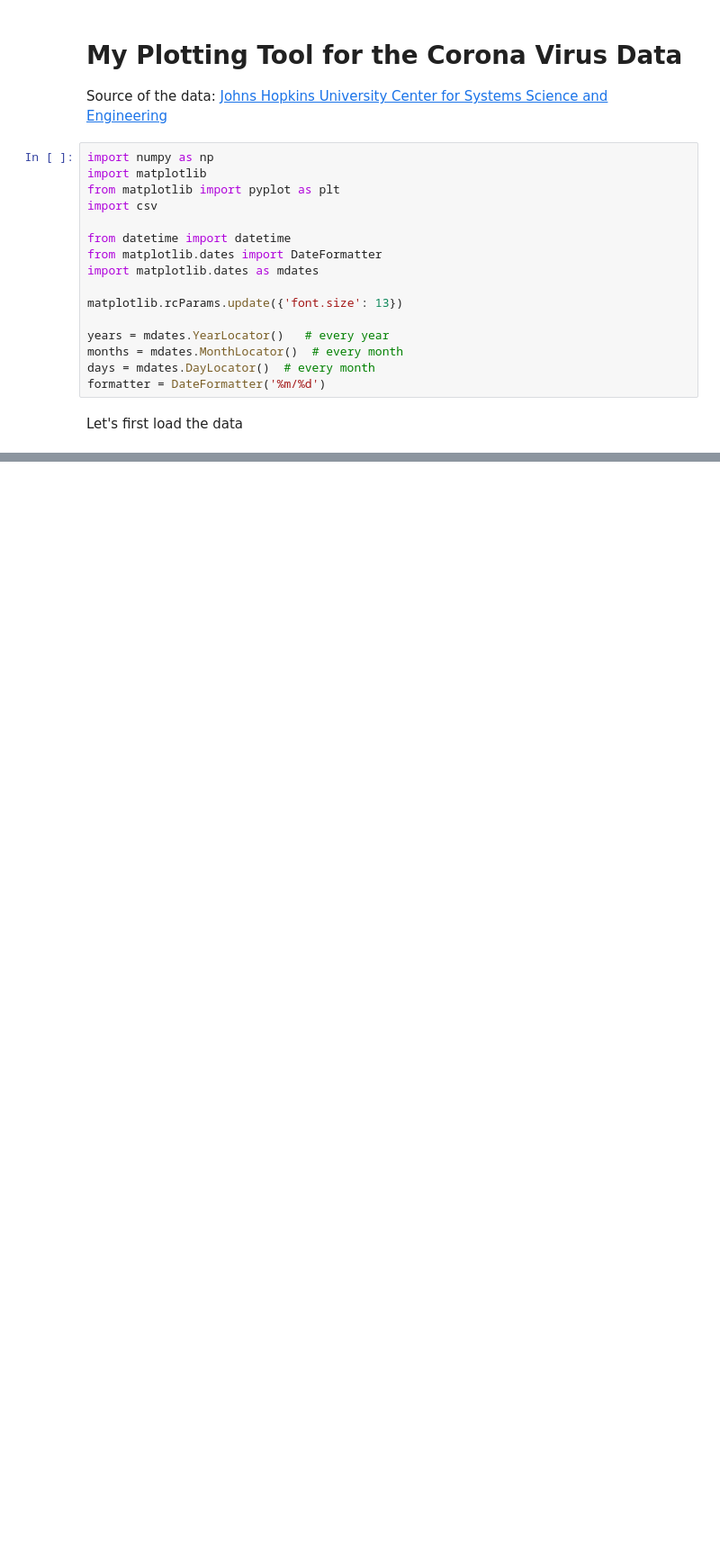
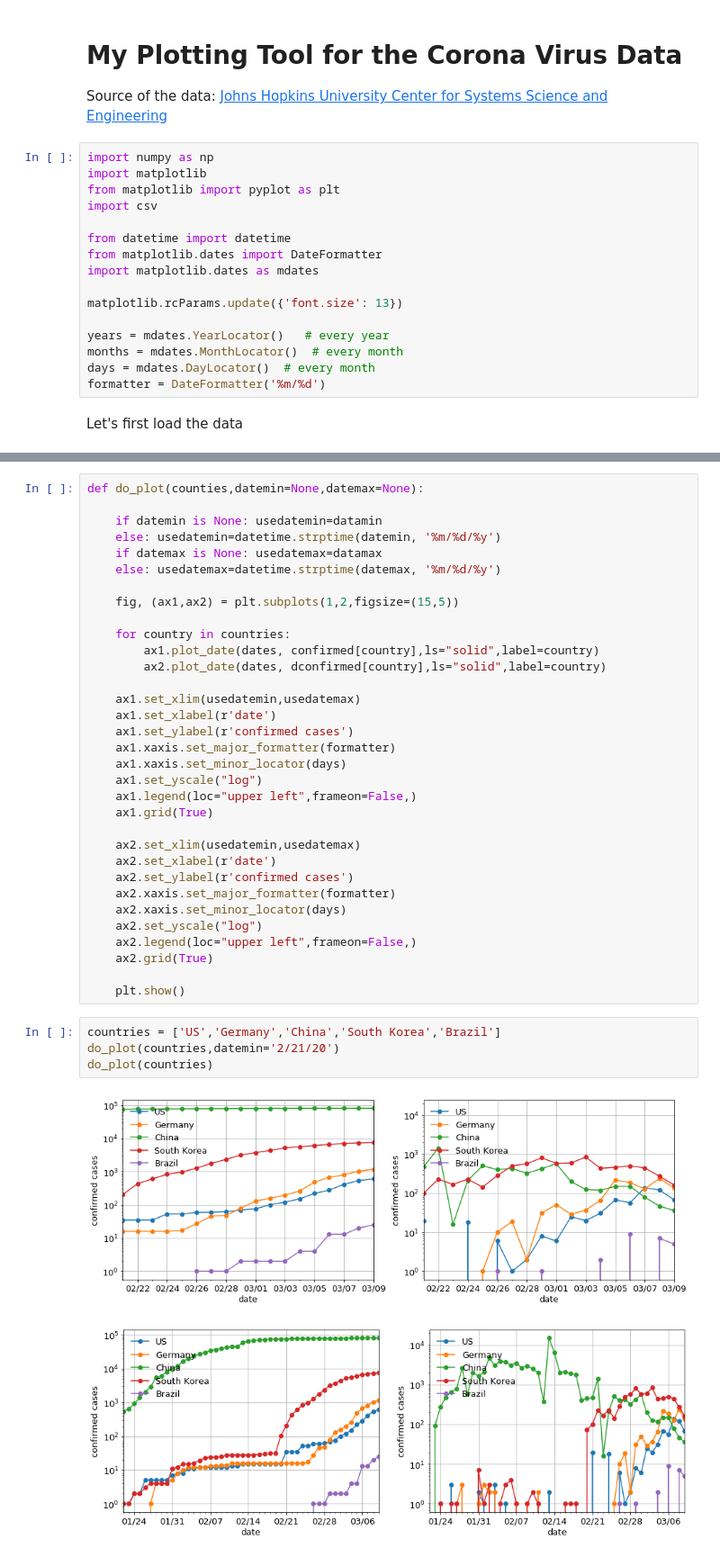
Before and after one commit to MariaElidaiana/COVID-19, a Jupyter notebook: Plotting.ipynb, the cells around one changed output, grey strips where cells are left out. Shown: that part at 90% size. Cells and saved outputs as stored; diff of their text form; blank space fills up the shorter version.

```diff
--- a/Plotting.ipynb
+++ b/Plotting.ipynb
@@ -71,0 +57,40 @@ plt.show()
+# %%
+def do_plot(counties,datemin=None,datemax=None):
+
+    if datemin is None: usedatemin=datamin
+    else: usedatemin=datetime.strptime(datemin, '%m/%d/%y')
+    if datemax is None: usedatemax=datamax
+    else: usedatemax=datetime.strptime(datemax, '%m/%d/%y')
+
+    fig, (ax1,ax2) = plt.subplots(1,2,figsize=(15,5))
+
+    for country in countries:
+        ax1.plot_date(dates, confirmed[country],ls="solid",label=country)
+        ax2.plot_date(dates, dconfirmed[country],ls="solid",label=country)
+
+    ax1.set_xlim(usedatemin,usedatemax)
+    ax1.set_xlabel(r'date')
+    ax1.set_ylabel(r'confirmed cases')
+    ax1.xaxis.set_major_formatter(formatter)
+    ax1.xaxis.set_minor_locator(days)
+    ax1.set_yscale("log")
+    ax1.legend(loc="upper left",frameon=False,)
+    ax1.grid(True)
+
+    ax2.set_xlim(usedatemin,usedatemax)
+    ax2.set_xlabel(r'date')
+    ax2.set_ylabel(r'confirmed cases')
+    ax2.xaxis.set_major_formatter(formatter)
+    ax2.xaxis.set_minor_locator(days)
+    ax2.set_yscale("log")
+    ax2.legend(loc="upper left",frameon=False,)
+    ax2.grid(True)
+
+    plt.show()
+# %%
+countries = ['US','Germany','China','South Korea','Brazil']
+do_plot(countries,datemin='2/21/20')
+do_plot(countries)
+# %% [output]
+[figure, added]
+[figure, added]
```
Also changed, not shown: parts of 4 cells of this notebook.
